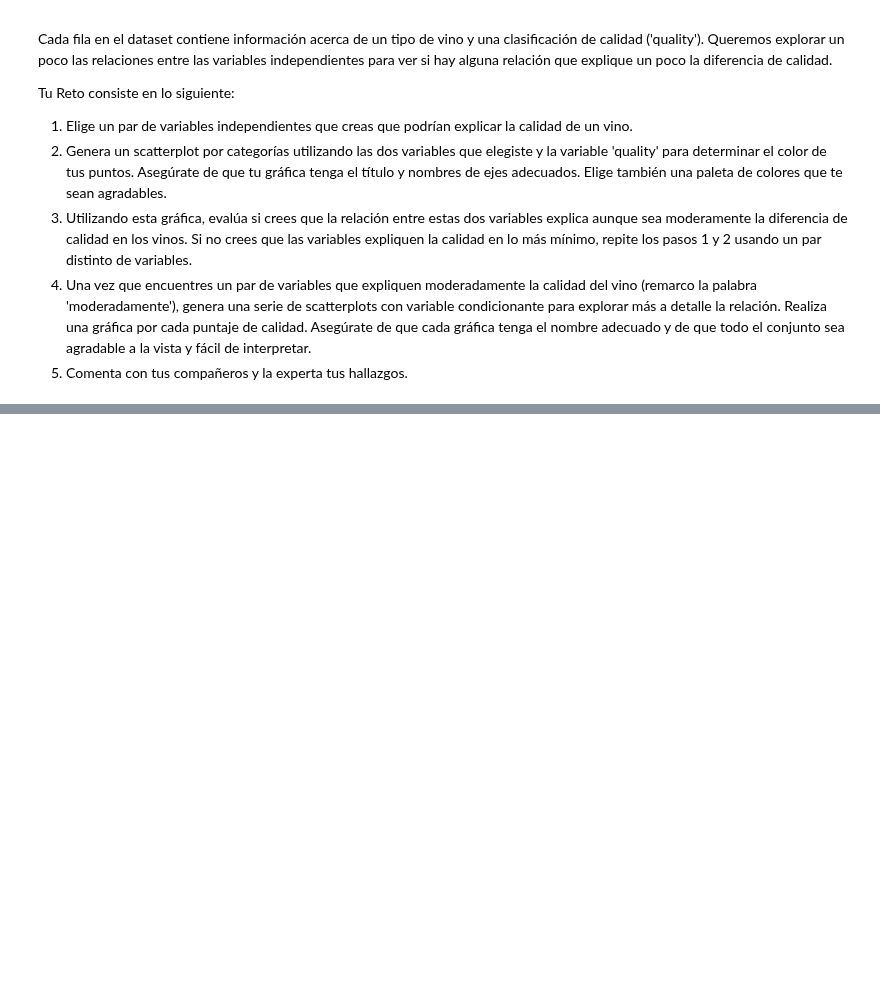
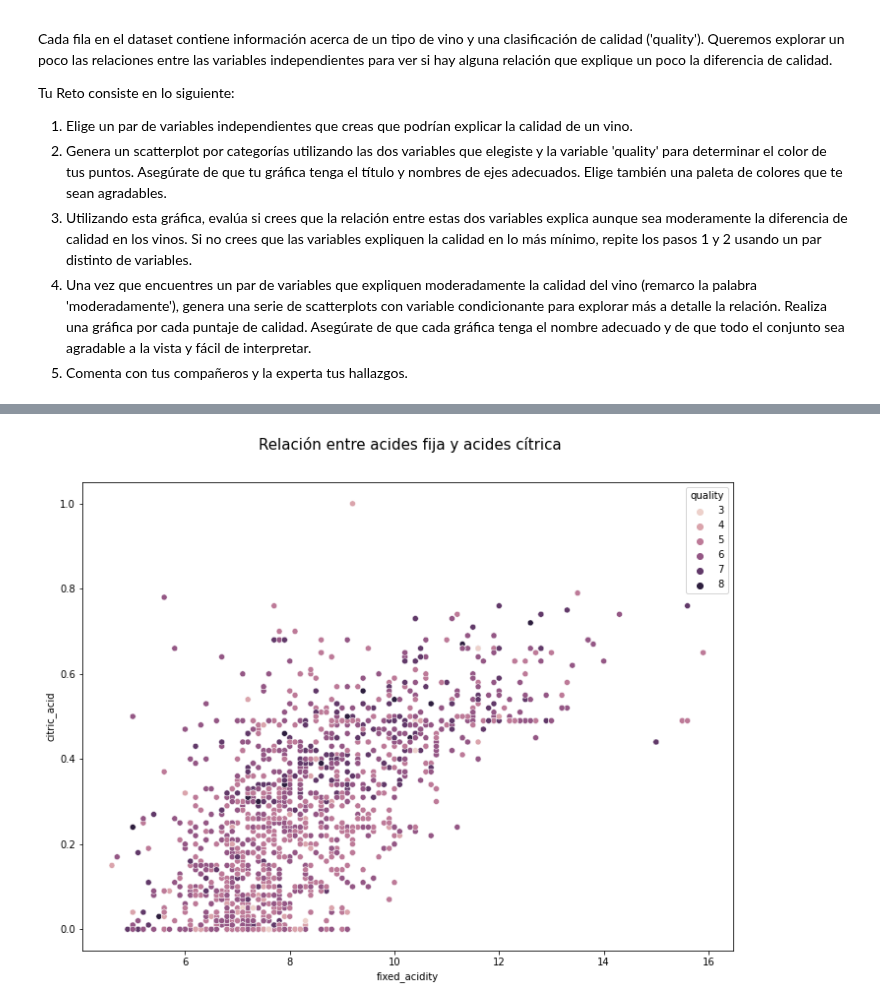
Before and after one commit to earandir/Data-Analyst, a Jupyter notebook: sesion06/Reto-02/variaciones_de_scatterplots.ipynb, the cells around one changed output, grey strips where cells are left out. Saved outputs shown, nothing was run; the diff lists cells and outputs as text; code cells hidden in the pictures; blank space fills up the shorter version.

```diff
--- a/sesion06/Reto-02/variaciones_de_scatterplots.ipynb
+++ b/sesion06/Reto-02/variaciones_de_scatterplots.ipynb
@@ -33,0 +43,10 @@ df.head()
+# %%
+fig = plt.figure(figsize=(10, 8))
+ax = fig.add_subplot()
+sns.scatterplot(x=df['fixed_acidity'],y=df['citric_acid'], hue=df['quality'], ax=ax);
+fig.suptitle('Relación entre acides fija y acides cítrica', fontsize=15, x=0.53)
+
+plt.tight_layout()
+plt.subplots_adjust(top=0.9)
+# %% [output]
+[figure, added]
```
Also changed, not shown: parts of 6 cells of this notebook.
